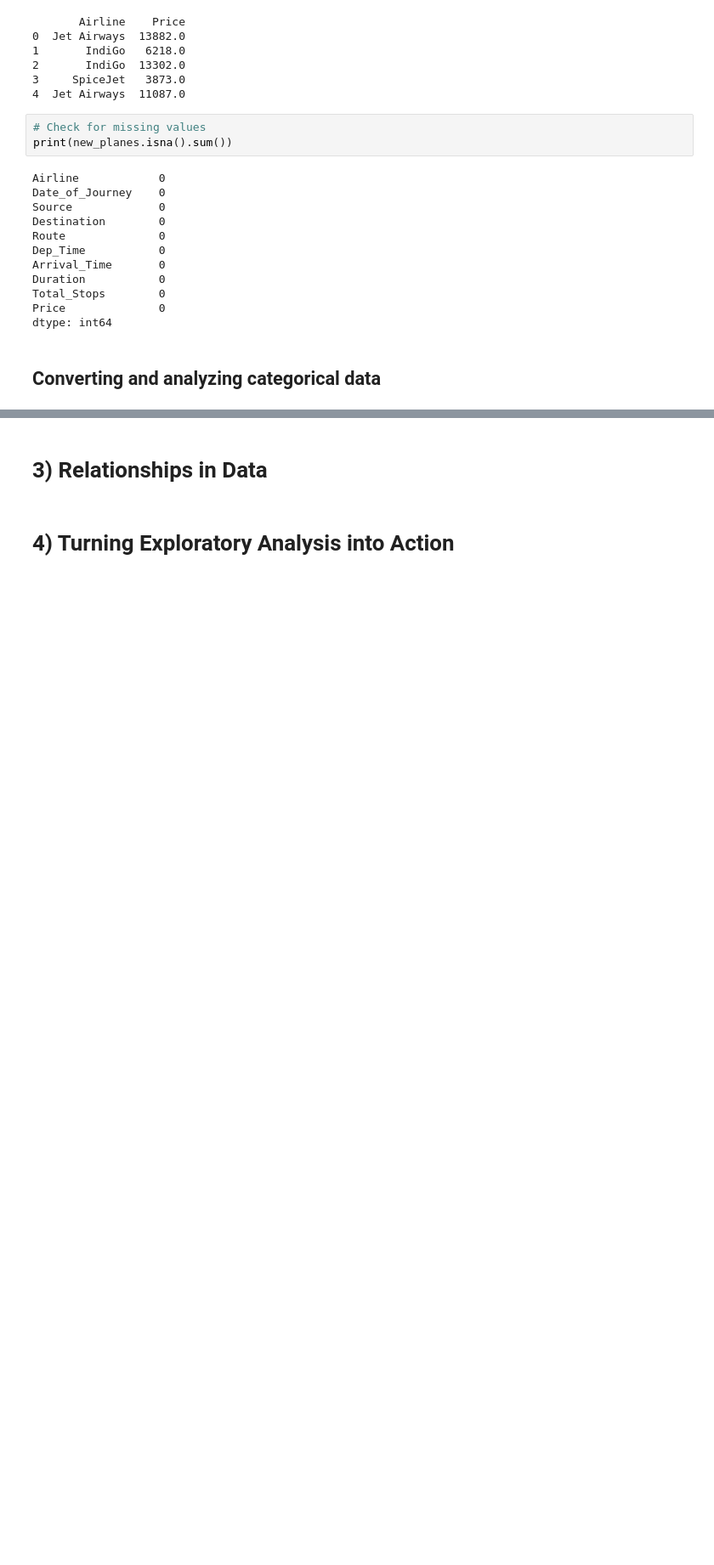
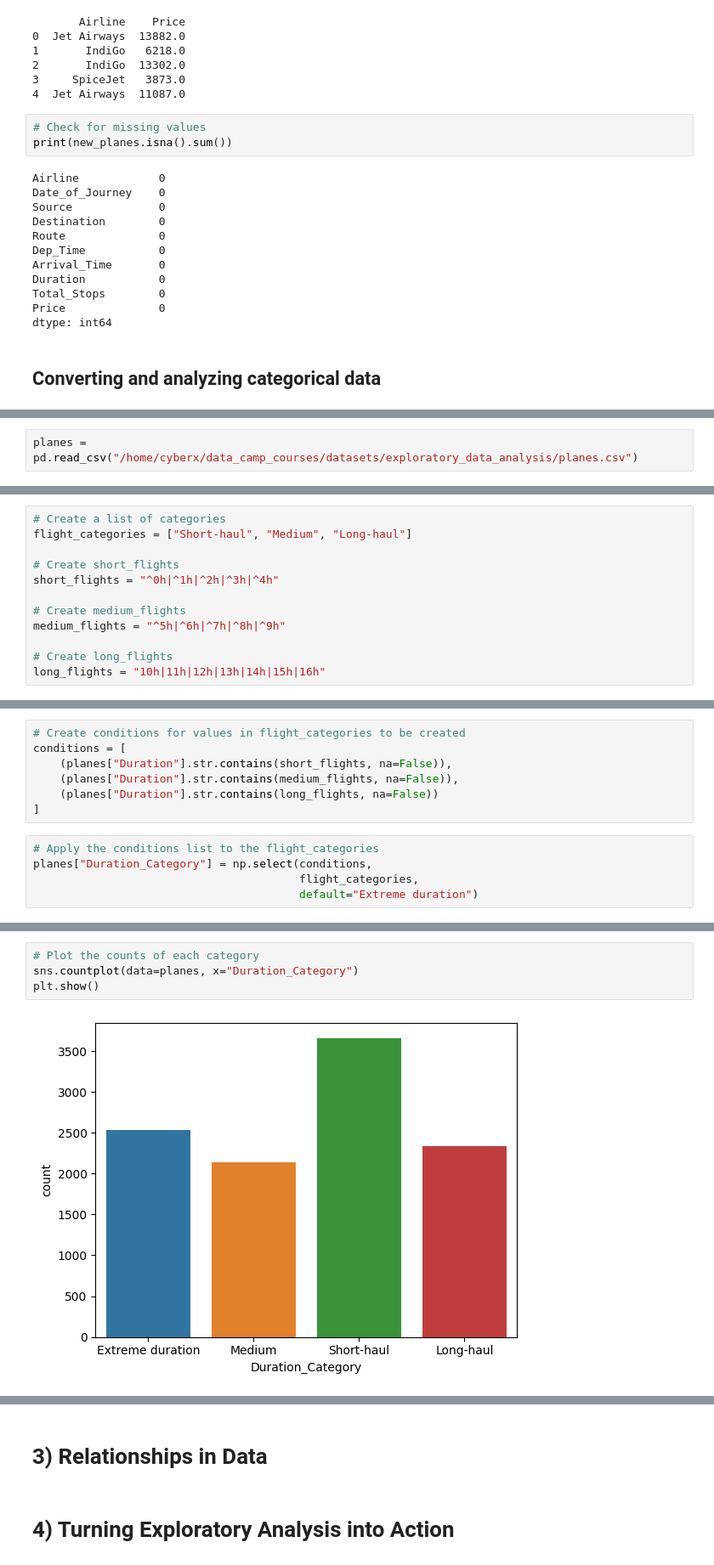
Before and after one commit to FarellFahrozi/data-camp, a Jupyter notebook: data_camp_courses/exploratory_data_analysis.ipynb, the cells around one changed output, grey strips where cells are left out. Shown: that part at 85% size. Saved outputs shown, nothing was run; the diff lists cells and outputs as text; blank space fills up the shorter version.

```diff
--- a/data_camp_courses/exploratory_data_analysis.ipynb
+++ b/data_camp_courses/exploratory_data_analysis.ipynb
@@ -588,0 +595,2 @@ dtype: int64
+# %%
+planes = pd.read_csv("/home/cyberx/data_camp_courses/datasets/exploratory_data_analysis/planes.csv")
@@ -588,0 +641,12 @@ dtype: int64
+# %%
+# Create a list of categories
+flight_categories = ["Short-haul", "Medium", "Long-haul"]
+
+# Create short_flights
+short_flights = "^0h|^1h|^2h|^3h|^4h"
+
+# Create medium_flights
+medium_flights = "^5h|^6h|^7h|^8h|^9h"
+
+# Create long_flights
+long_flights = "10h|11h|12h|13h|14h|15h|16h"
@@ -588,0 +663,12 @@ dtype: int64
+# %%
+# Create conditions for values in flight_categories to be created
+conditions = [
+    (planes["Duration"].str.contains(short_flights, na=False)),
+    (planes["Duration"].str.contains(medium_flights, na=False)),
+    (planes["Duration"].str.contains(long_flights, na=False))
+]
+# %%
+# Apply the conditions list to the flight_categories
+planes["Duration_Category"] = np.select(conditions,
+                                        flight_categories,
+                                        default="Extreme duration")
@@ -588,0 +691,6 @@ dtype: int64
+# %%
+# Plot the counts of each category
+sns.countplot(data=planes, x="Duration_Category")
+plt.show()
+# %% [output]
+[figure, added]
```
Also changed, not shown: parts of 9 cells of this notebook.
